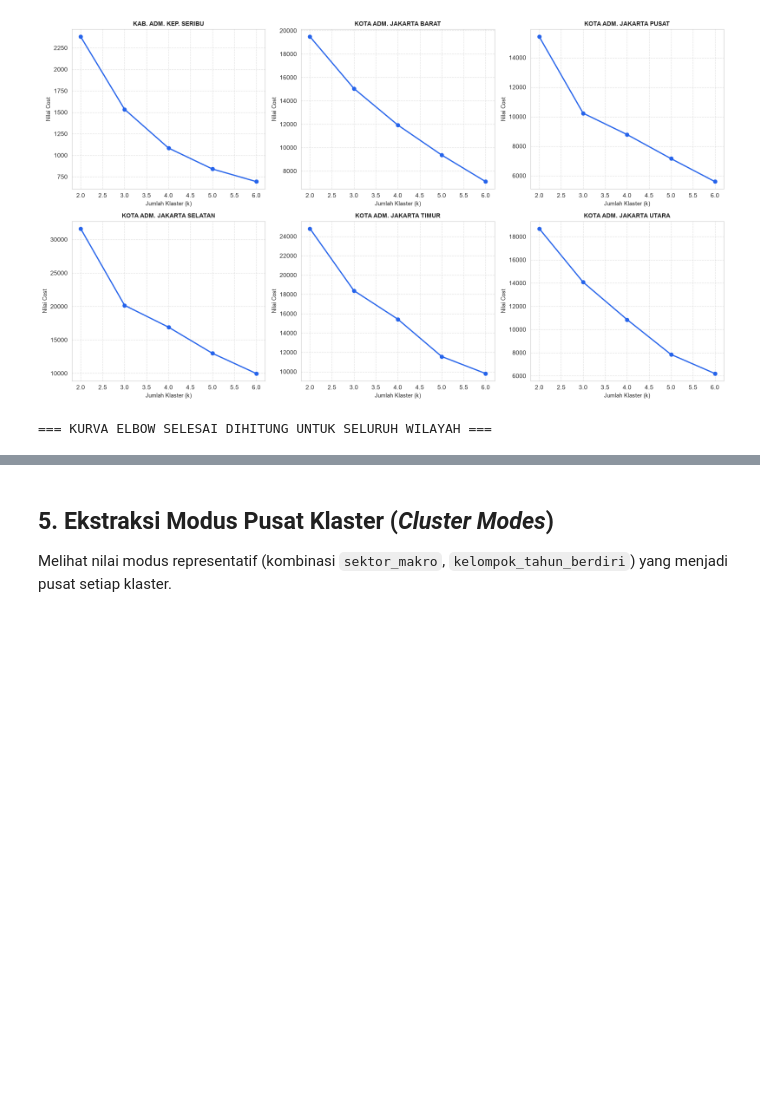
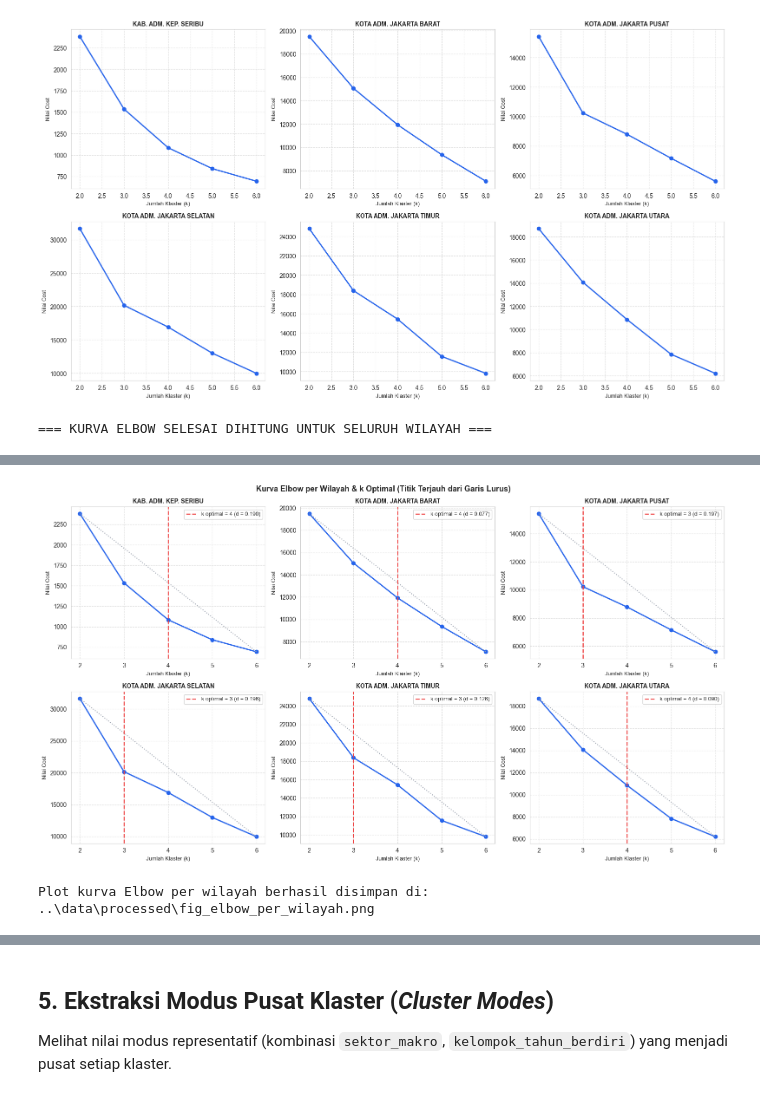
Before and after one commit to AdrianoDeshon1012/Program-Skripsi-Segmentasi-UMKM, a Jupyter notebook: notebooks/02_kmodes_partitioning.ipynb, the cells around one changed output, grey strips where cells are left out. Drawn from its saved outputs; the diff is of its cells as text; code cells hidden in the pictures; blank space fills up the shorter version.

Commit message:
fixes page layout for map visualization

```diff
--- a/notebooks/02_kmodes_partitioning.ipynb
+++ b/notebooks/02_kmodes_partitioning.ipynb
@@ -179 +251,33 @@ Jumlah wilayah dengan penurunan cost TERBESAR tepat di k=2->3: 4 dari 6
+# %%
+K_OPT = dict(zip(df_k_opt['wilayah'], df_k_opt['k_optimal']))
+SIKU = dict(zip(df_k_opt['wilayah'], df_k_opt['kekuatan_siku']))
+
+fig, axes = plt.subplots(2, 3, figsize=(16, 9))
+axes = axes.flatten()
+
+for idx, wil in enumerate(daftar_wilayah):
+    elbow_wil = df_elbow[df_elbow['wilayah'] == wil].sort_values('k')
+    ax = axes[idx]
+    ax.plot(elbow_wil['k'], elbow_wil['cost'], marker='o', color='#2563EB', linewidth=2, markersize=6)
+    # Garis lurus penghubung titik pertama-terakhir (acuan aturan titik terjauh)
+    ax.plot(elbow_wil['k'].iloc[[0, -1]], elbow_wil['cost'].iloc[[0, -1]], linestyle=':', color='#9CA3AF', linewidth=1.5)
+    ax.axvline(K_OPT[wil], color='#EF4444', linestyle='--', linewidth=1.8,
+               label=f"k optimal = {K_OPT[wil]} (d = {SIKU[wil]:.3f})")
+    ax.set_title(wil, fontsize=10, fontweight='bold')
+    ax.set_xlabel("Jumlah Klaster (k)", fontsize=9)
+    ax.set_ylabel("Nilai Cost", fontsize=9)
+    ax.set_xticks(elbow_wil['k'])
+    ax.grid(True, linestyle='--', alpha=0.6)
+    ax.legend(fontsize=9, loc='upper right')
+
+fig.suptitle("Kurva Elbow per Wilayah & k Optimal (Titik Terjauh dari Garis Lurus)", fontsize=13, fontweight='bold')
+plt.tight_layout()
+
+fig_path = os.path.join('..', 'data', 'processed', 'fig_elbow_per_wilayah.png')
+fig.savefig(fig_path, dpi=200, bbox_inches='tight')
+plt.show()
+print(f"Plot kurva Elbow per wilayah berhasil disimpan di: {fig_path}")
+# %% [output]
+[figure, added]
+Plot kurva Elbow per wilayah berhasil disimpan di: ..\data\processed\fig_elbow_per_wilayah.png
 # %% [markdown]
```
Also changed, not shown: parts of 8 cells of this notebook, 12 other files.
